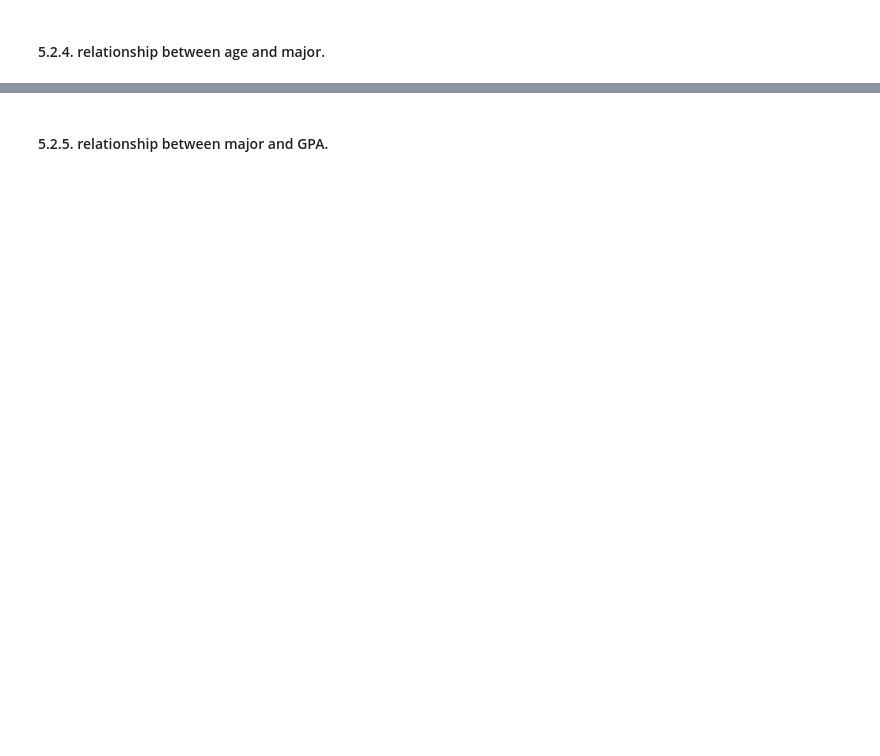
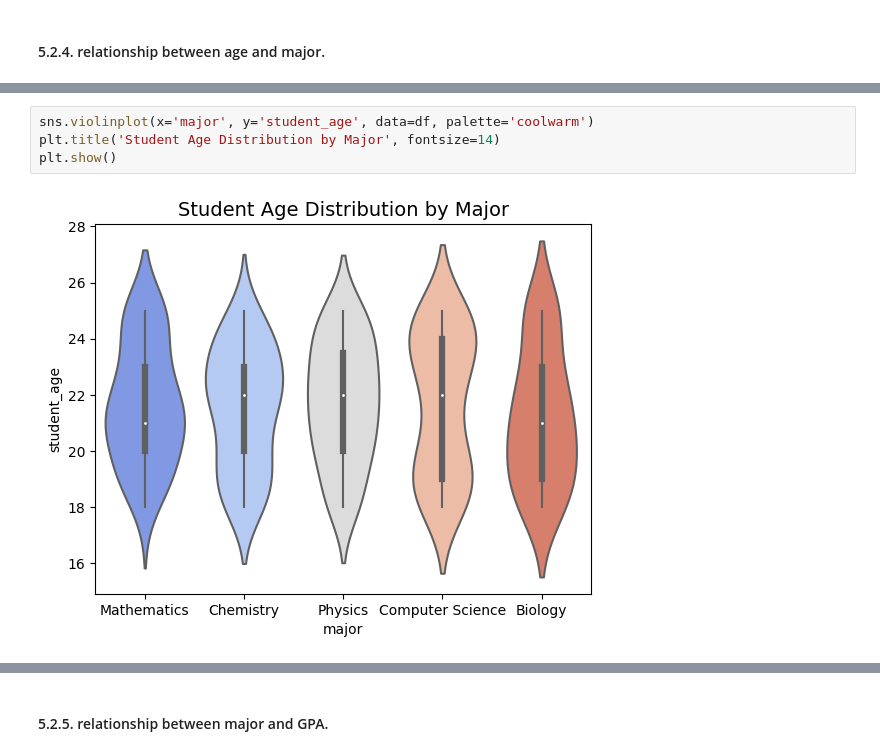
Before and after one commit to hagoog/student_information_EDA, a Jupyter notebook: student-information-eda.ipynb, the cells around one changed output, grey strips where cells are left out. Drawn from its saved outputs; the diff is of its cells as text; blank space fills up the shorter version.

```diff
--- a/student-information-eda.ipynb
+++ b/student-information-eda.ipynb
@@ -608,0 +671,6 @@ plt.show()
+# %%
+sns.violinplot(x='major', y='student_age', data=df, palette='coolwarm')
+plt.title('Student Age Distribution by Major', fontsize=14)
+plt.show()
+# %% [output]
+[figure, added]
```
Also changed, not shown: parts of 18 cells of this notebook.
